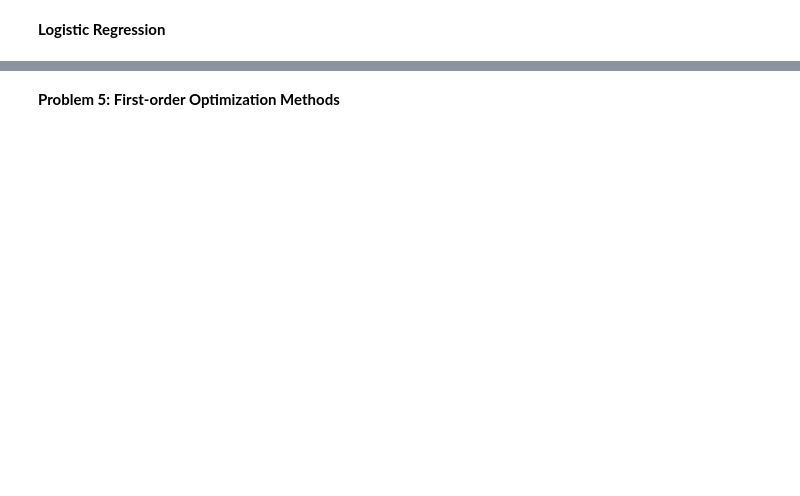
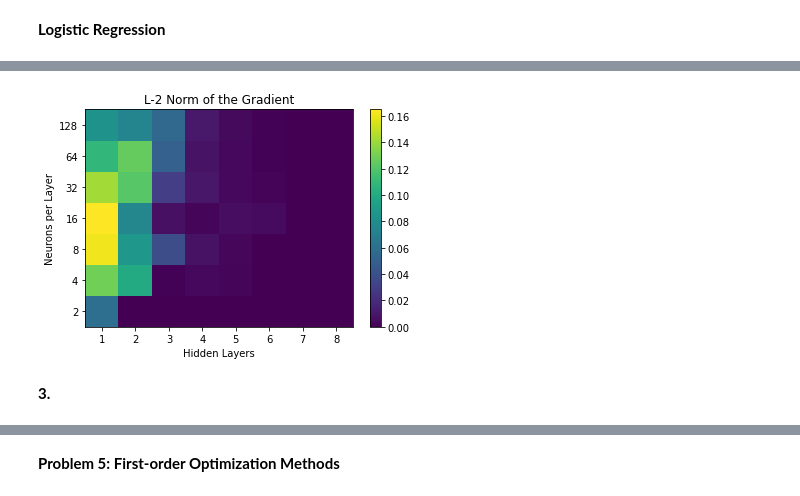
Before and after one commit to felipemontano10/DeepLearning, a Jupyter notebook: PS3_JFelipeMontanoCampos.ipynb, the cells around one changed output, grey strips where cells are left out. Cells and saved outputs as stored; diff of their text form; code cells hidden in the pictures; blank space fills up the shorter version.

```diff
--- a/PS3_JFelipeMontanoCampos.ipynb
+++ b/PS3_JFelipeMontanoCampos.ipynb
@@ -184,0 +379,14 @@ plt.show()
+# %%
+# Heat map for the Gradient
+plt.pcolormesh(np.transpose(gradients))
+plt.xticks(np.arange(0.5, 8.5, 1), N_list)
+plt.yticks(np.arange(0.5, 7.5, 1), M_list)
+plt.colorbar()
+plt.title('L-2 Norm of the Gradient')
+plt.ylabel('Neurons per Layer')
+plt.xlabel('Hidden Layers')
+plt.show()
+# %% [output]
+[figure, added]
+# %% [markdown]
+**3.**
```
Also changed, not shown: parts of 29 cells of this notebook.
